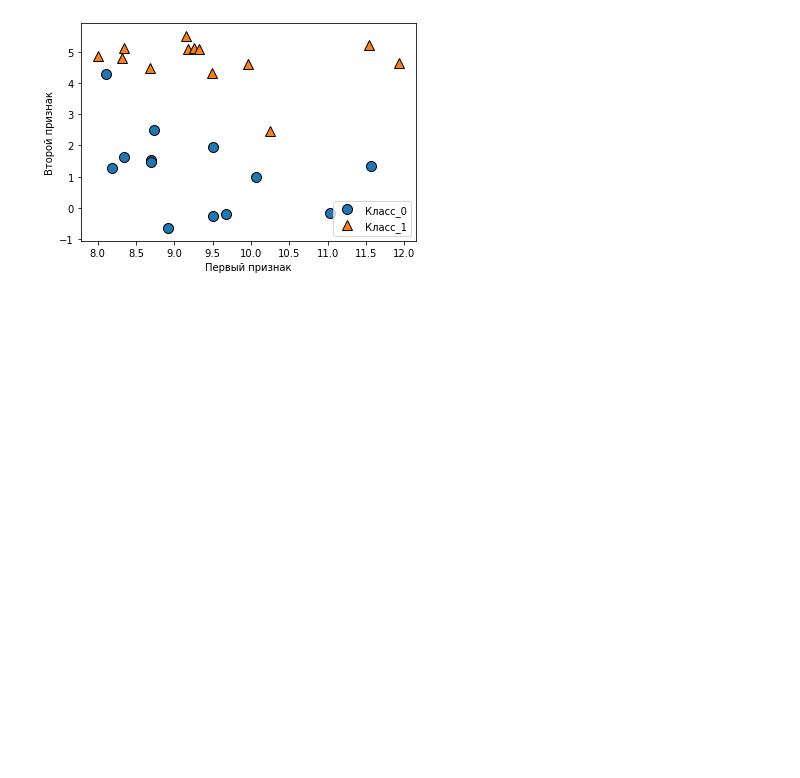
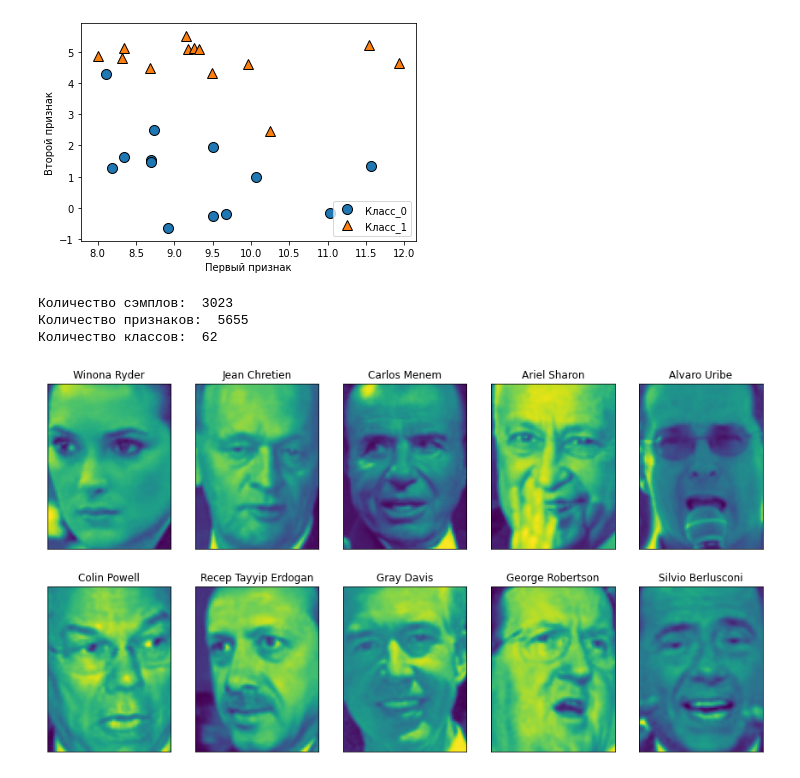
Before and after one commit to ArtemAvanesov/Python-Labs, a Jupyter notebook: 2_курс/3_Datasets.ipynb, the cells around one changed output. Cells and saved outputs as stored; diff of their text form; code cells hidden in the pictures; blank space fills up the shorter version.

```diff
--- a/2_курс/3_Datasets.ipynb
+++ b/2_курс/3_Datasets.ipynb
@@ -92,3 +92,24 @@ plt.ylabel("Второй признак")
 Количество классов:  2
 Text(0, 0.5, 'Второй признак')
 [figure]
+# %%
+from sklearn.datasets import fetch_lfw_people
+
+people = fetch_lfw_people(min_faces_per_person=20, resize=0.7)
+
+X = people['data']
+y = people['target']
+
+print("Количество сэмплов: ", len(X[:,0]))
+print("Количество признаков: ", len(X[0]))
+print("Количество классов: ", len(unique_labels(y)))
+
+fix,axes = plt.subplots(2,5, figsize=(15,8), subplot_kw={'xticks':(),'yticks':()})
+for target, image, ax in zip(people.target, people.images, axes.ravel()):
+    ax.imshow(image)
+    ax.set_title(people.target_names[target])
+# %% [output]
+Количество сэмплов:  3023
+Количество признаков:  5655
+Количество классов:  62
+[figure, added]
```
